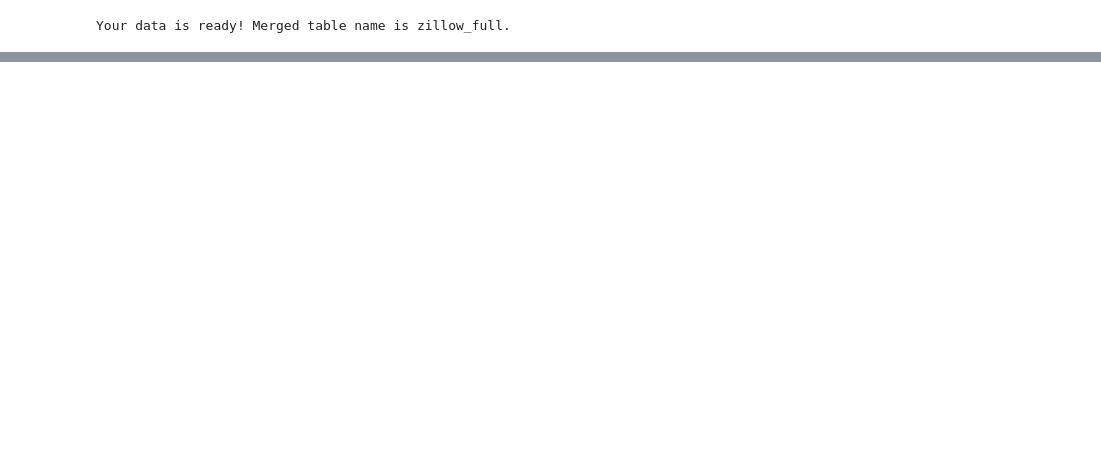
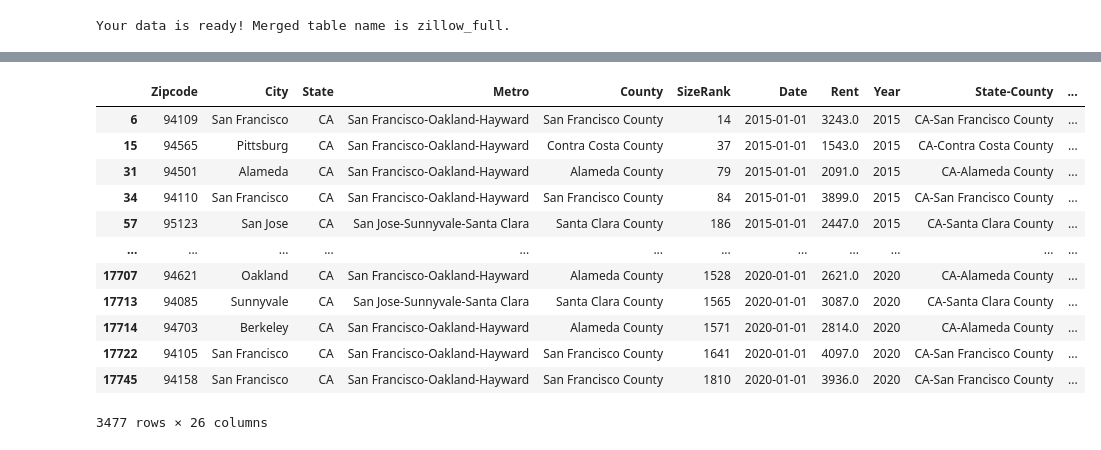
Before and after one commit to EugeniaDickson/zillow_rent_index, a Jupyter notebook: Jane/model_testing.ipynb, the cells around one changed output, grey strips where cells are left out. Cells and saved outputs as stored; diff of their text form; code cells hidden in the pictures; blank space fills up the shorter version.

```diff
--- a/Jane/model_testing.ipynb
+++ b/Jane/model_testing.ipynb
@@ -32,2 +30,2 @@ import pandas as pd
 # %%
-zillow_full[zillow_full['AQIMean'].isnull()]
+zillow_full = zillow_full.drop(['PersonalIncome', 'AQIMean', 'Vol_moderate_income', 'Vol_low_income'], axis=1)
@@ -57,9 +41,20 @@ counties = ['Alameda County', 'Contra Costa County', 'Marin County', 'Napa Count
 # counties = ['Miami-Dade County', 'Broward County', 'Palm Beach County']
 
 # metro = ['San Francisco, CA', 'San Jose, CA']
-# %%
-numeric_cols = zillow_full.select_dtypes(exclude = ["object"]).columns.tolist()
-null_data = zillow_full[numeric_cols].isnull().sum()
-null_cols = null_data[null_data >=1 ].index.tolist()
-for col in null_cols:
-    zillow_full[col] = impute_by_county(zillow_full, col, 'mean')
+# %%
+zillow_sf = zillow_full[zillow_full['County'].isin(counties)]
+zillow_sf
+# %% [output]
+|  | Zipcode | City | State | Metro | County | SizeRank | Date | Rent | Year | State-County | ... |
+| 6 | 94109 | San Francisco | CA | San Francisco-Oakland-Hayward | San Francisco County | 14 | 2015-01-01 | 3243.0 | 2015 | CA-San Francisco County | ... |
+| 15 | 94565 | Pittsburg | CA | San Francisco-Oakland-Hayward | Contra Costa County | 37 | 2015-01-01 | 1543.0 | 2015 | CA-Contra Costa County | ... |
+| 31 | 94501 | Alameda | CA | San Francisco-Oakland-Hayward | Alameda County | 79 | 2015-01-01 | 2091.0 | 2015 | CA-Alameda County | ... |
+| 34 | 94110 | San Francisco | CA | San Francisco-Oakland-Hayward | San Francisco County | 84 | 2015-01-01 | 3899.0 | 2015 | CA-San Francisco County | ... |
+| 57 | 95123 | San Jose | CA | San Jose-Sunnyvale-Santa Clara | Santa Clara County | 186 | 2015-01-01 | 2447.0 | 2015 | CA-Santa Clara County | ... |
+| ... | ... | ... | ... | ... | ... | ... | ... | ... | ... | ... | ... |
+| 17707 | 94621 | Oakland | CA | San Francisco-Oakland-Hayward | Alameda County | 1528 | 2020-01-01 | 2621.0 | 2020 | CA-Alameda County | ... |
+| 17713 | 94085 | Sunnyvale | CA | San Jose-Sunnyvale-Santa Clara | Santa Clara County | 1565 | 2020-01-01 | 3087.0 | 2020 | CA-Santa Clara County | ... |
+| 17714 | 94703 | Berkeley | CA | San Francisco-Oakland-Hayward | Alameda County | 1571 | 2020-01-01 | 2814.0 | 2020 | CA-Alameda County | ... |
+| 17722 | 94105 | San Francisco | CA | San Francisco-Oakland-Hayward | San Francisco County | 1641 | 2020-01-01 | 4097.0 | 2020 | CA-San Francisco County | ... |
+| 17745 | 94158 | San Francisco | CA | San Francisco-Oakland-Hayward | San Francisco County | 1810 | 2020-01-01 | 3936.0 | 2020 | CA-San Francisco County | ... |
+3477 rows × 26 columns
```
Also changed, not shown: parts of 17 cells of this notebook.
